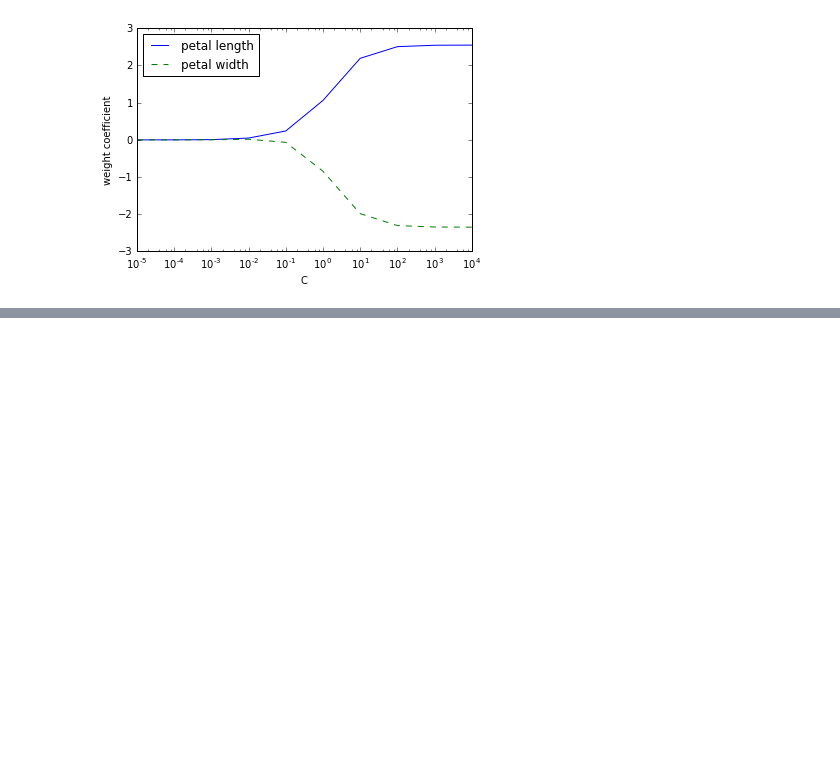
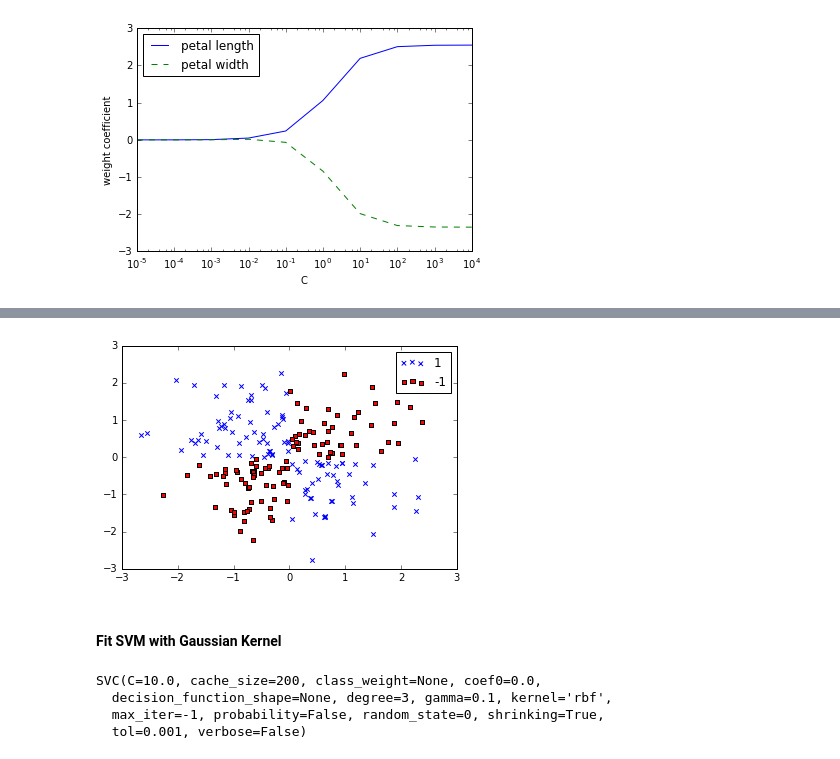
Before and after one commit to sametmarasli/Project_Exploring_scikit-learn, a Jupyter notebook: ml_with_sklearn.ipynb, the cells around one changed output, grey strips where cells are left out. Drawn from its saved outputs; the diff is of its cells as text; code cells hidden in the pictures; blank space fills up the shorter version.

```diff
--- a/ml_with_sklearn.ipynb
+++ b/ml_with_sklearn.ipynb
@@ -215,0 +241,23 @@ plt.show()
+# %%
+np.random.seed(0)
+X_xor = np.random.randn(200, 2)
+y_xor = np.logical_xor(X_xor[:, 0] > 0, X_xor[:, 1] > 0) # xor gate
+y_xor = np.where(y_xor, 1, -1) # create target values
+# %%
+plt.scatter(X_xor[y_xor==1,0], X_xor[y_xor==1,1], c='b', marker='x', label='1')
+plt.scatter(X_xor[y_xor==-1,0], X_xor[y_xor==-1,1], c='r', marker='s', label='-1')
+plt.legend()
+plt.ylim(-3.0)
+plt.show()
+# %% [output]
+[figure, added]
+# %% [markdown]
+#### Fit SVM with Gaussian Kernel
+# %%
+svm = SVC(kernel='rbf', random_state=0, gamma=0.10, C=10.0)
+svm.fit(X_xor, y_xor)
+# %% [output]
+SVC(C=10.0, cache_size=200, class_weight=None, coef0=0.0,
+  decision_function_shape=None, degree=3, gamma=0.1, kernel='rbf',
+  max_iter=-1, probability=False, random_state=0, shrinking=True,
+  tol=0.001, verbose=False)
```
Also changed, not shown: parts of 28 cells of this notebook, 1 other file.
